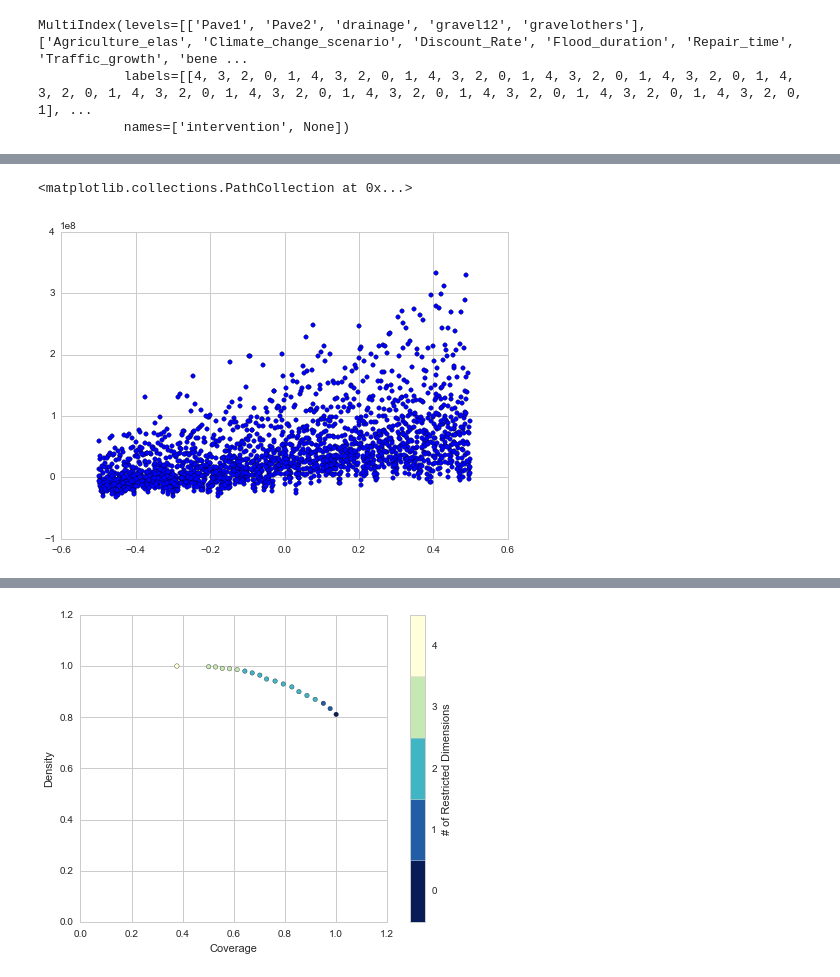
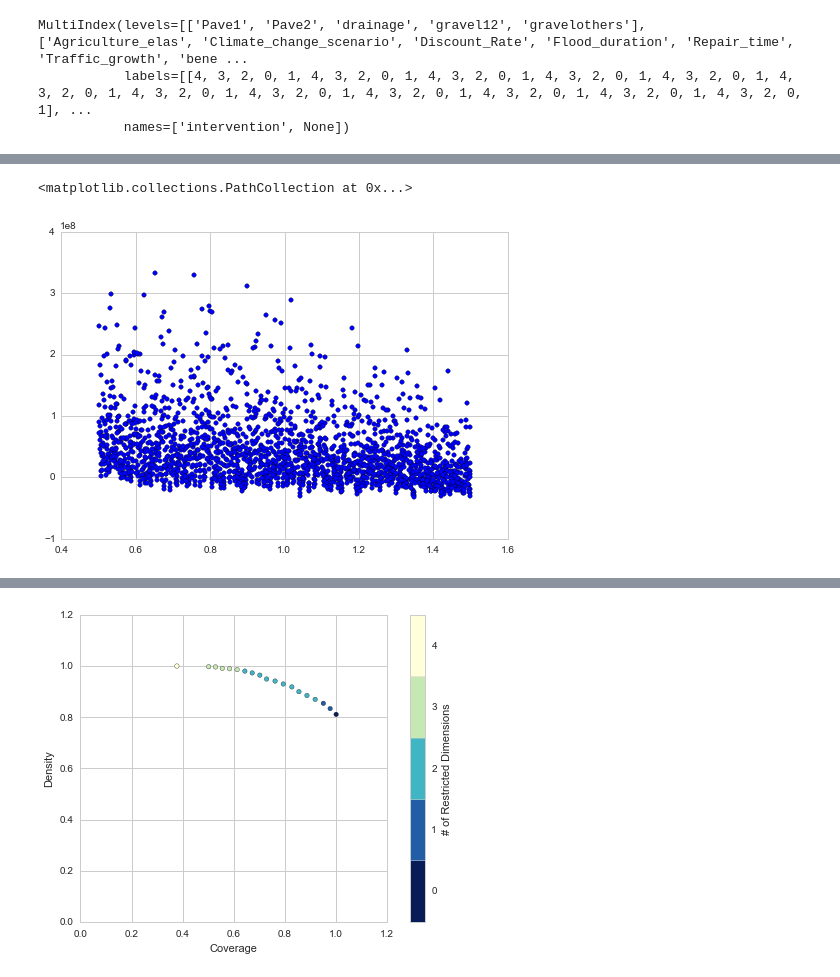
Before and after one commit to julierozz/mozambique, a Jupyter notebook: CBA-Murrumbala.ipynb, the cells around one changed output, grey strips where cells are left out. Drawn from its saved outputs; the diff is of its cells as text; code cells hidden in the pictures.

```diff
--- a/CBA-Murrumbala.ipynb
+++ b/CBA-Murrumbala.ipynb
@@ -302,5 +309,5 @@ MultiIndex(levels=[['Pave1', 'Pave2', 'drainage', 'gravel12', 'gravelothers'], [
 # %%
-plt.scatter(scenarofinterest.Repair_time,scenarofinterest.npv)
+plt.scatter(scenarofinterest.Agriculture_elas,scenarofinterest.npv)
 # %% [output]
 <matplotlib.collections.PathCollection at 0x...>
-[figure, old version]
+[figure, new version]
```
Also changed, not shown: parts of 6 cells of this notebook, 1 other file.
